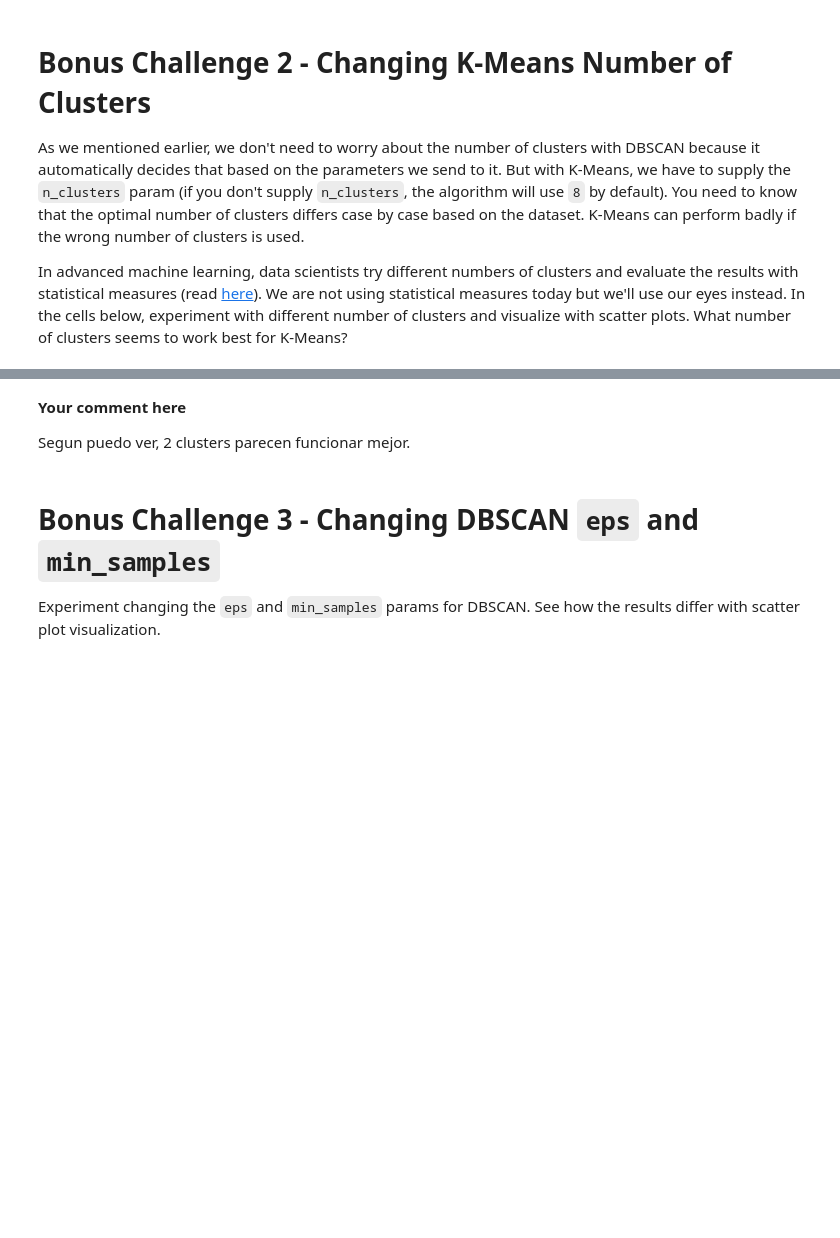
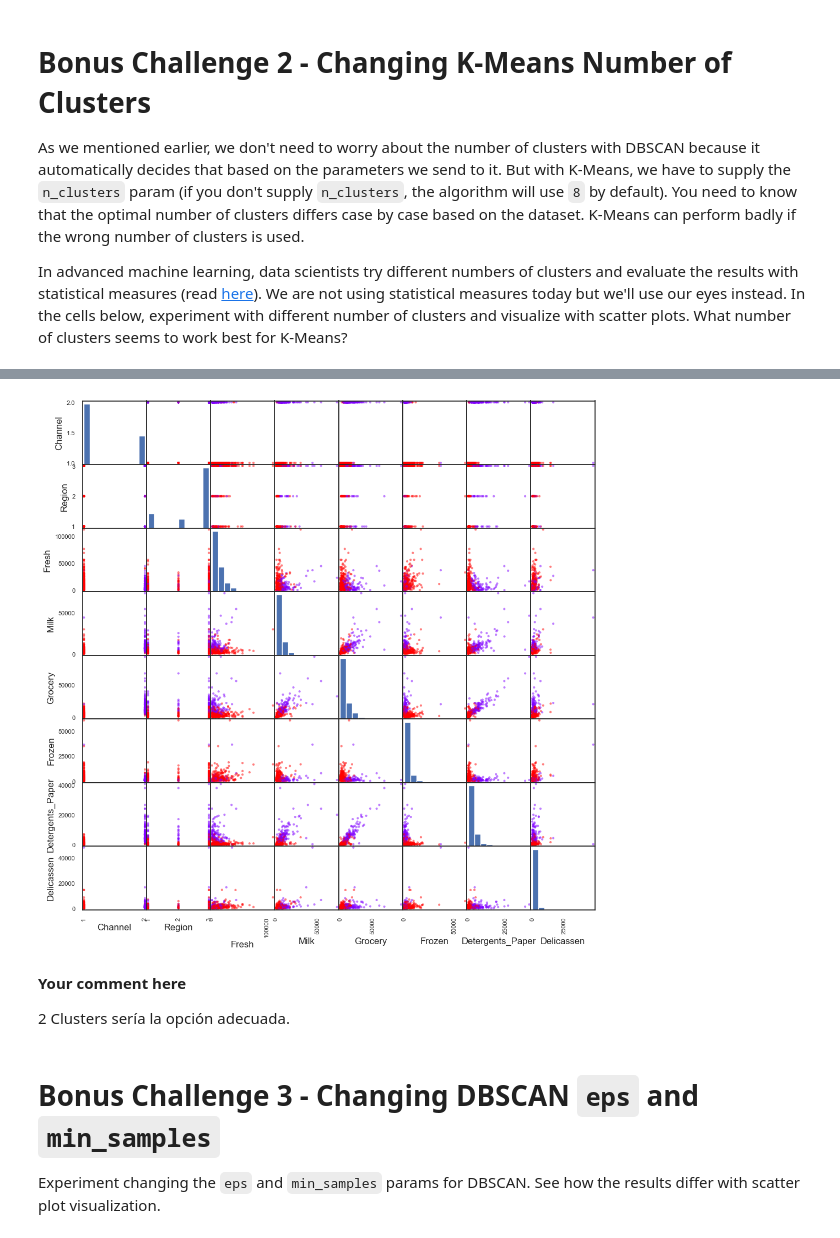
Before and after one commit to Ironhack-Data-Madrid-Abril-2023/7.4-lab_unsupervised_learning, a Jupyter notebook: your-code/main.ipynb, the cells around one changed output, grey strips where cells are left out. Saved outputs shown, nothing was run; the diff lists cells and outputs as text; code cells hidden in the pictures; blank space fills up the shorter version.

```diff
--- a/your-code/main.ipynb
+++ b/your-code/main.ipynb
@@ -384,7 +400,24 @@ In advanced machine learning, data scientists try different numbers of clusters
+# %%
+customers2 = pd.read_csv('../data/Wholesale customers data.csv')
+
+escalador2 = StandardScaler()
+customers_scale2 = escalador2.fit_transform(customers2)
+
+df_customers_scale2 = pd.DataFrame(customers_scale2, columns=customers2.columns)
+
+kmeans = KMeans(n_clusters=2)
+kmeans.fit(df_customers_scale2)
+
+customers2['labels'] = kmeans.labels_
+
+pd.plotting.scatter_matrix(customers2.iloc[:, :-1], c=customers2['labels'], figsize=(12, 12), cmap='rainbow')
+plt.show()
+# %% [output]
+[figure, added]
 # %% [markdown]
 **Your comment here**
 
-Segun puedo ver, 2 clusters parecen funcionar mejor.
+2 Clusters sería la opción adecuada.
 # %% [markdown]
 # Bonus Challenge 3 - Changing DBSCAN `eps` and `min_samples`
 
```
Also changed, not shown: parts of 16 cells of this notebook.
